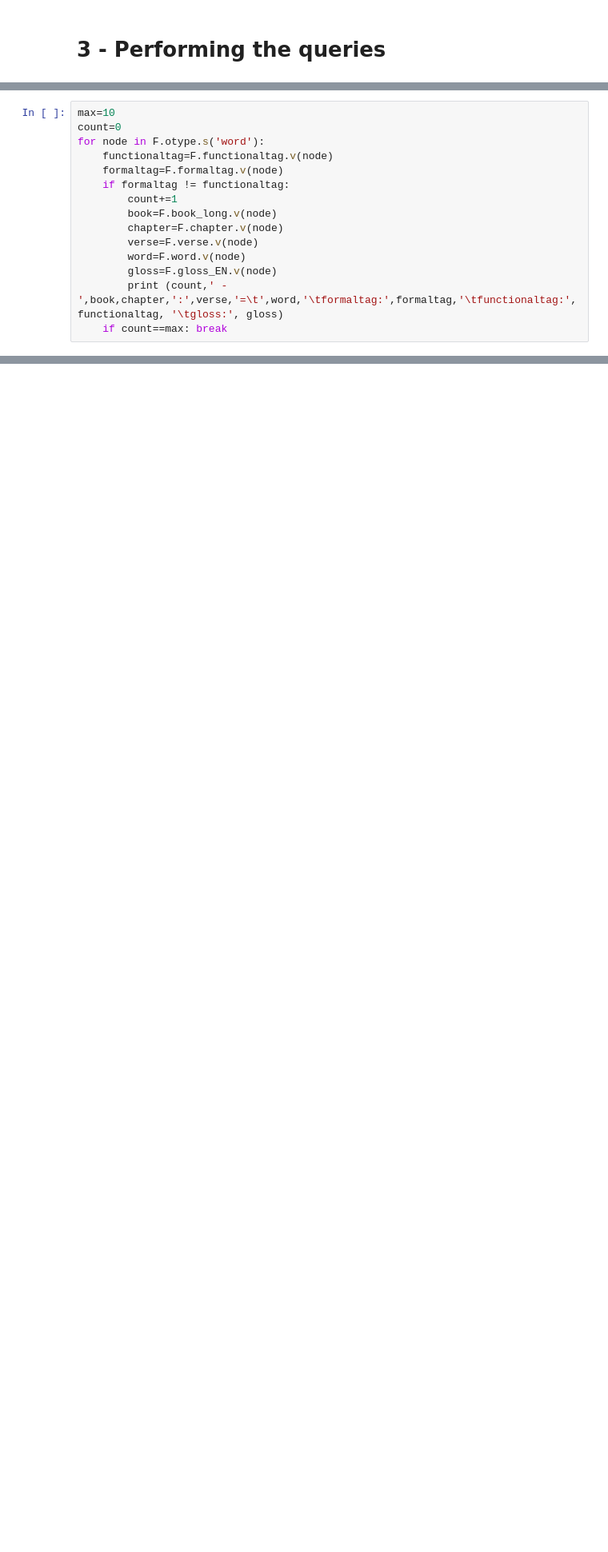
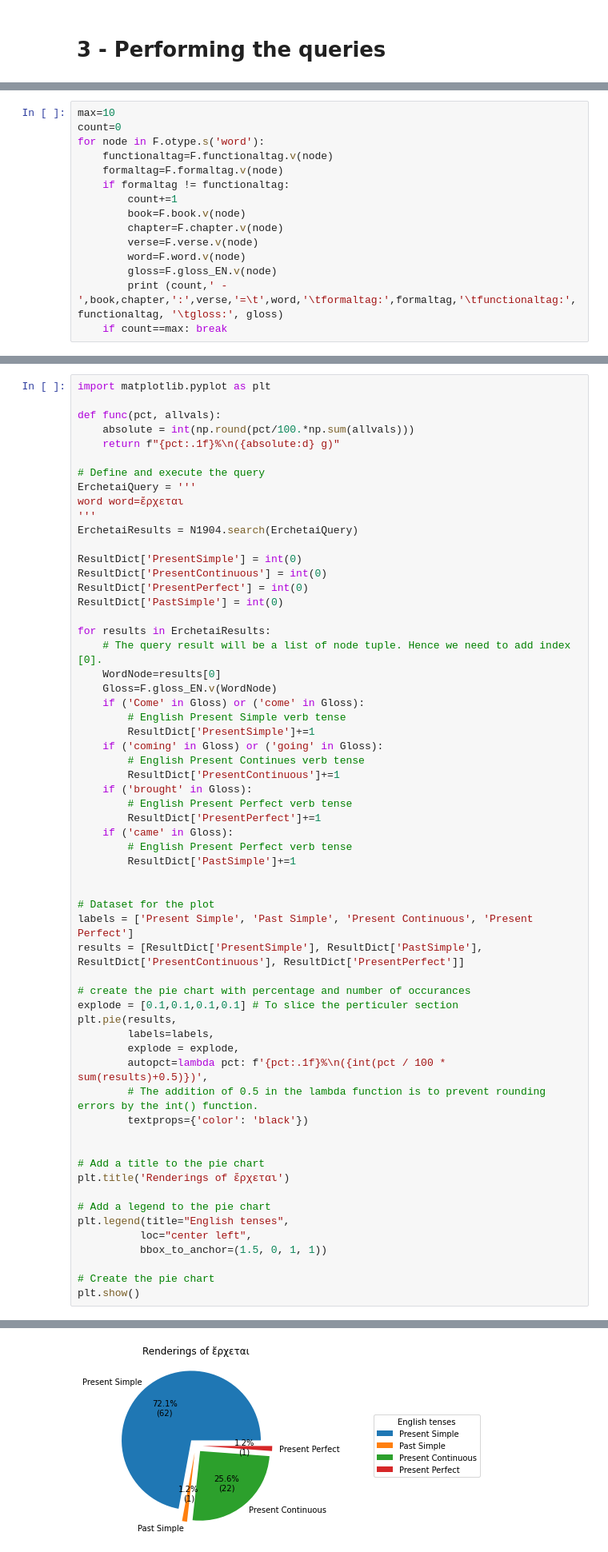
Before and after one commit to tonyjurg/Nestle1904GBI, a Jupyter notebook: docs/usecases/formal_versus_functional_tag.ipynb, the cells around one changed output, grey strips where cells are left out. Shown at 80% size. Cells and saved outputs as stored; diff of their text form; blank space fills up the shorter version.

```diff
--- a/docs/usecases/formal_versus_functional_tag.ipynb
+++ b/docs/usecases/formal_versus_functional_tag.ipynb
@@ -106,7 +116,7 @@ for node in F.otype.s('word'):
     formaltag=F.formaltag.v(node)
     if formaltag != functionaltag:
         count+=1
-        book=F.book_long.v(node)
+        book=F.book.v(node)
         chapter=F.chapter.v(node)
         verse=F.verse.v(node)
         word=F.word.v(node)
@@ -282,0 +349,61 @@ verse 6
+# %%
+import matplotlib.pyplot as plt
+
+def func(pct, allvals):
+    absolute = int(np.round(pct/100.*np.sum(allvals)))
+    return f"{pct:.1f}%\n({absolute:d} g)"
+
+# Define and execute the query
+ErchetaiQuery = '''
+word word=ἔρχεται
+'''
+ErchetaiResults = N1904.search(ErchetaiQuery)
+
+ResultDict['PresentSimple'] = int(0)
+ResultDict['PresentContinuous'] = int(0)
+ResultDict['PresentPerfect'] = int(0)
+ResultDict['PastSimple'] = int(0)
+
+for results in ErchetaiResults:
+    # The query result will be a list of node tuple. Hence we need to add index [0].
+    WordNode=results[0]
+    Gloss=F.gloss_EN.v(WordNode)
+    if ('Come' in Gloss) or ('come' in Gloss):
+        # English Present Simple verb tense
+        ResultDict['PresentSimple']+=1
+    if ('coming' in Gloss) or ('going' in Gloss):
+        # English Present Continues verb tense
+        ResultDict['PresentContinuous']+=1
+    if ('brought' in Gloss):
+        # English Present Perfect verb tense
+        ResultDict['PresentPerfect']+=1
+    if ('came' in Gloss):
+        # English Present Perfect verb tense
+        ResultDict['PastSimple']+=1
+
+
+# Dataset for the plot
+labels = ['Present Simple', 'Past Simple', 'Present Continuous', 'Present Perfect']
+results = [ResultDict['PresentSimple'], ResultDict['PastSimple'], ResultDict['PresentContinuous'], ResultDict['PresentPerfect']]
+
+# create the pie chart with percentage and number of occurances
+explode = [0.1,0.1,0.1,0.1] # To slice the perticuler section
+plt.pie(results,
+        labels=labels,
+        explode = explode,
+        autopct=lambda pct: f'{pct:.1f}%\n({int(pct / 100 * sum(results)+0.5)})',
+        # The addition of 0.5 in the lambda function is to prevent rounding errors by the int() function.
+        textprops={'color': 'black'})
+
+
+# Add a title to the pie chart
+plt.title('Renderings of ἔρχεται')
+
+# Add a legend to the pie chart
+plt.legend(title="English tenses",
+          loc="center left",
+          bbox_to_anchor=(1.5, 0, 1, 1))
+
+# Create the pie chart
+plt.show()
+# %% [output]
@@ -283 +411,2 @@ verse 6
+[figure, added]
 # %% [markdown]
```
Also changed, not shown: parts of 16 cells of this notebook, 7 other files.
